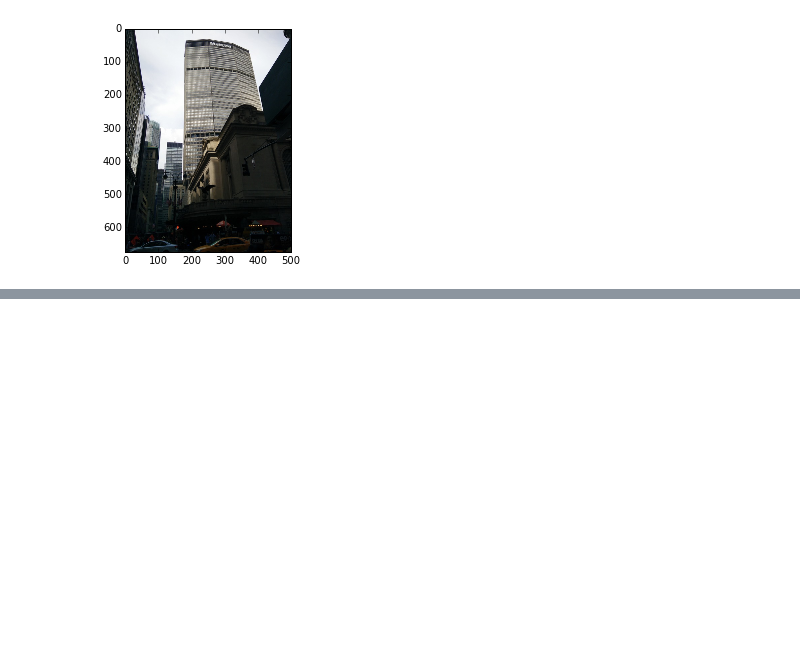
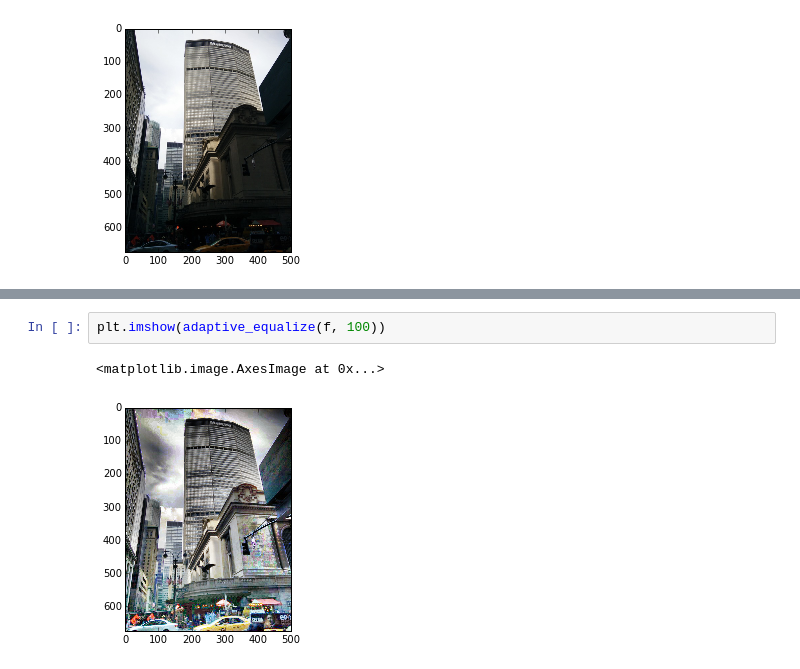
Before and after one commit to sakekasi/computer-vision, a Jupyter notebook: histogram_eq.ipynb, the cells around one changed output, grey strips where cells are left out. Cells and saved outputs as stored; diff of their text form; blank space fills up the shorter version.

```diff
--- a/histogram_eq.ipynb
+++ b/histogram_eq.ipynb
@@ -374,0 +432,5 @@ plt.imshow(f)
+# %%
+plt.imshow(adaptive_equalize(f, 100))
+# %% [output]
+<matplotlib.image.AxesImage at 0x...>
+[figure, added]
```
Also changed, not shown: parts of 13 cells of this notebook.
